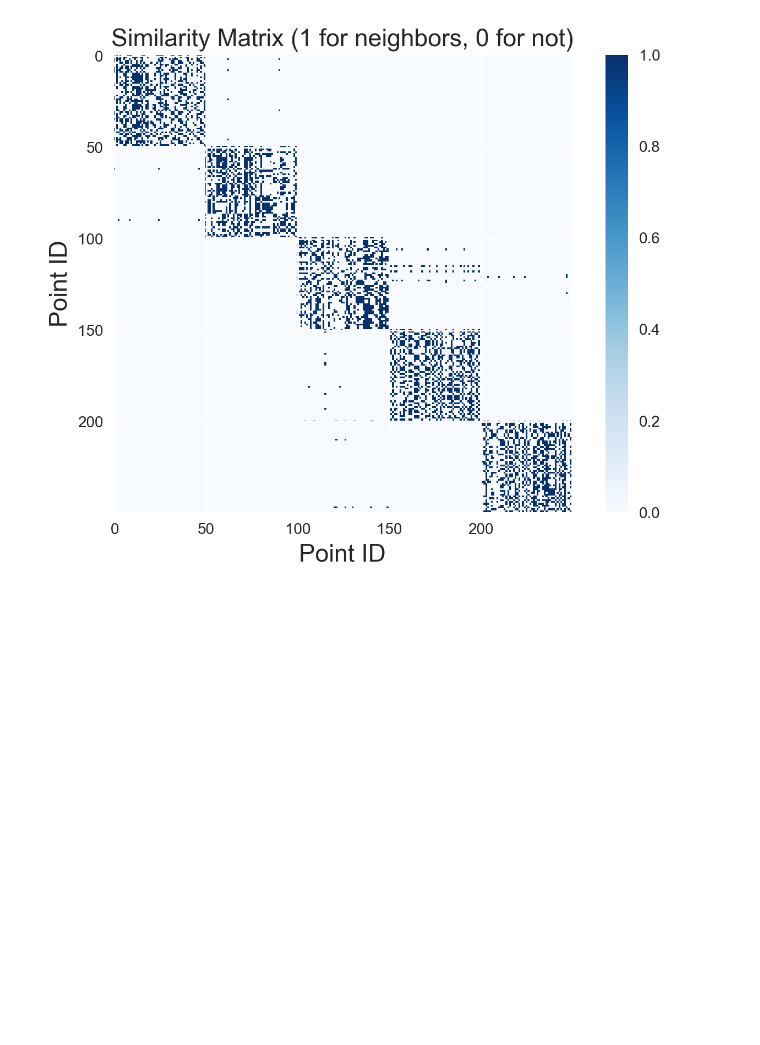
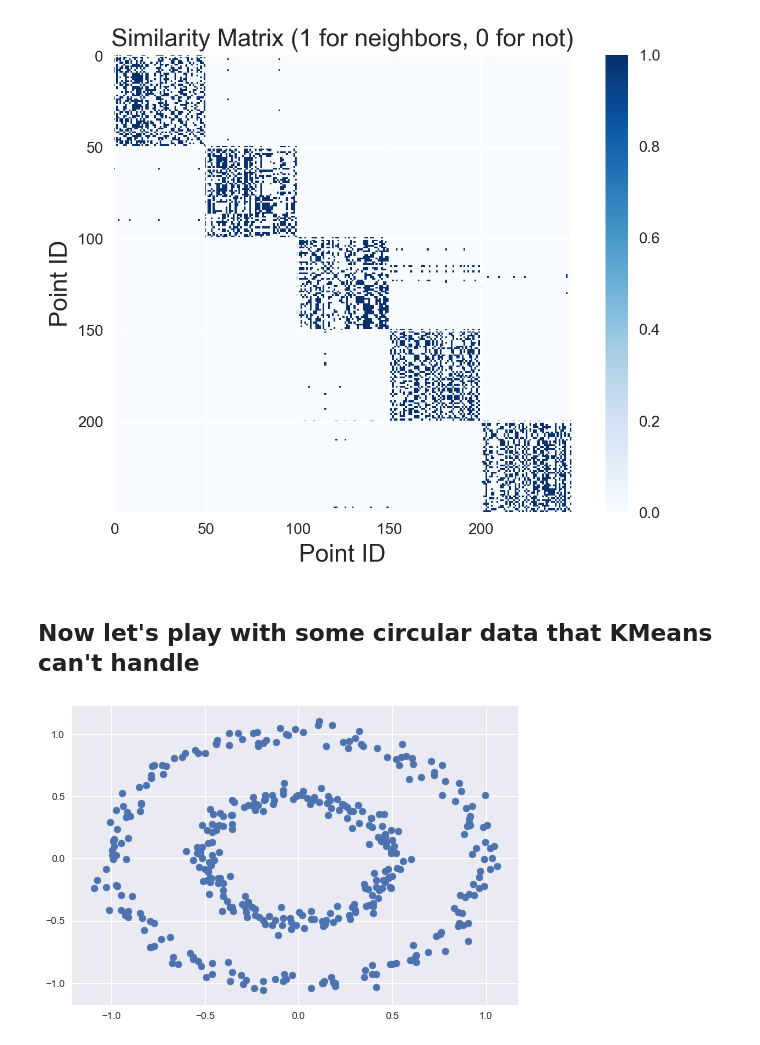
Before and after one commit to ZWMiller/machine_learning_from_scratch, a Jupyter notebook: notebooks/clustering/spectral_clustering.ipynb, the cells around one changed output. Drawn from its saved outputs; the diff is of its cells as text; code cells hidden in the pictures; blank space fills up the shorter version.

```diff
--- a/notebooks/clustering/spectral_clustering.ipynb
+++ b/notebooks/clustering/spectral_clustering.ipynb
@@ -165,3 +189,11 @@ Prediction is:  [[1]]
 sc.plot_similarity_matrix()
 # %% [output]
 [figure]
+# %% [markdown]
+## Now let's play with some circular data that KMeans can't handle
+# %%
+from sklearn.datasets import make_circles
+X, y = make_circles(n_samples=400, factor=0.5, random_state=0, noise=0.05)
+plt.scatter(X[:,0],X[:,1]);
+# %% [output]
+[figure, added]
```
Also changed, not shown: parts of 8 cells of this notebook.
